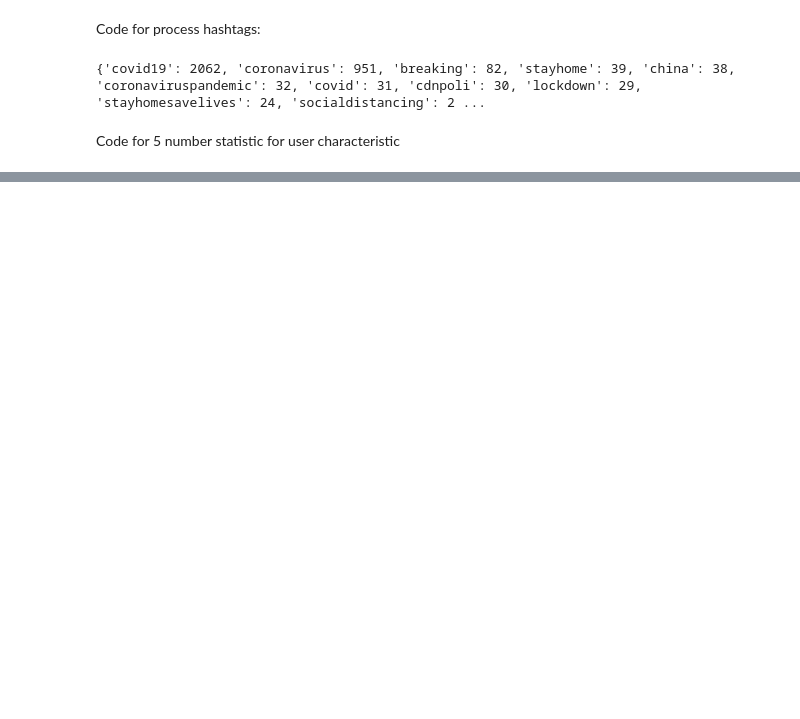
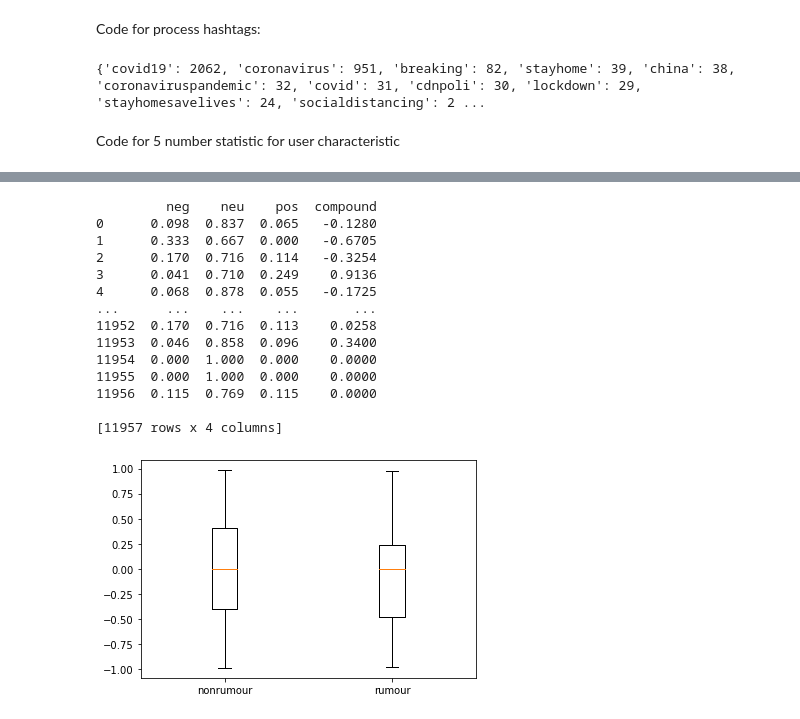
Before and after one commit to Valkyriean/RDAT, a Jupyter notebook: task2_postprocess.ipynb, the cells around one changed output, grey strips where cells are left out. Cells and saved outputs as stored; diff of their text form; code cells hidden in the pictures; blank space fills up the shorter version.

```diff
--- a/task2_postprocess.ipynb
+++ b/task2_postprocess.ipynb
@@ -106,0 +67,22 @@ listed_count
+# %%
+sn = pd.read_csv("output/sentiment_nonrumour.csv")
+sr = pd.read_csv("output/sentiment_rumour.csv")
+print(sn)
+plt.boxplot([sn["compound"],sr["compound"]],showfliers=True, labels=["nonrumour", "rumour"])
+plt.show()
+# %% [output]
+         neg    neu    pos  compound
+0      0.098  0.837  0.065   -0.1280
+1      0.333  0.667  0.000   -0.6705
+2      0.170  0.716  0.114   -0.3254
+3      0.041  0.710  0.249    0.9136
+4      0.068  0.878  0.055   -0.1725
+...      ...    ...    ...       ...
+11952  0.170  0.716  0.113    0.0258
+11953  0.046  0.858  0.096    0.3400
+11954  0.000  1.000  0.000    0.0000
+11955  0.000  1.000  0.000    0.0000
+11956  0.115  0.769  0.115    0.0000
+
+[11957 rows x 4 columns]
+[figure, added]
```
Also changed, not shown: parts of 1 cell of this notebook.
